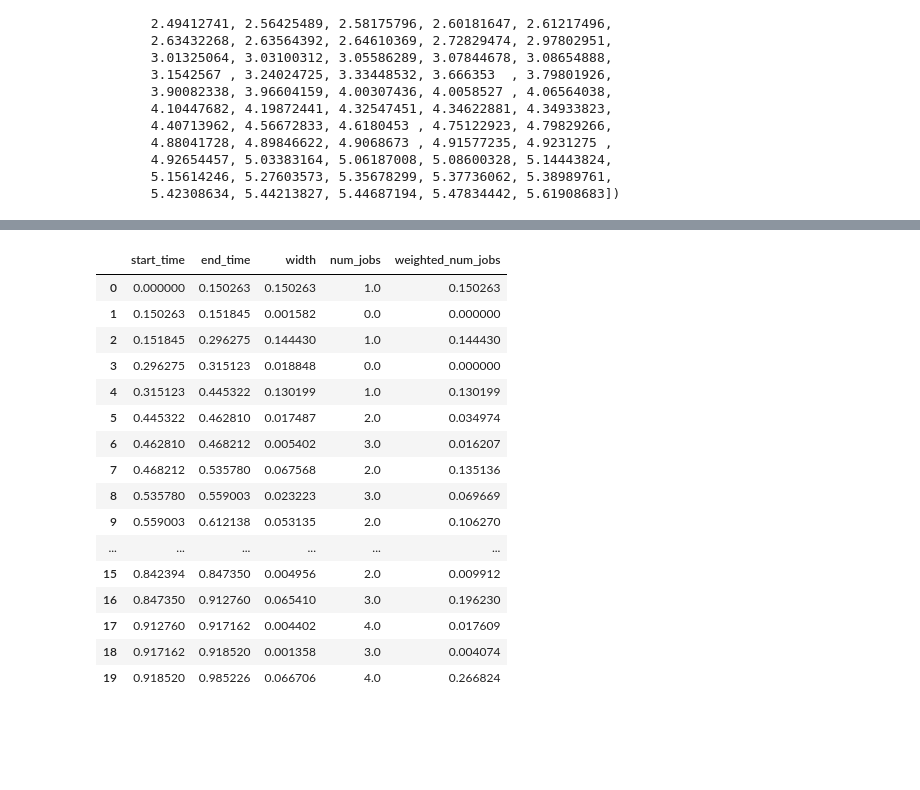
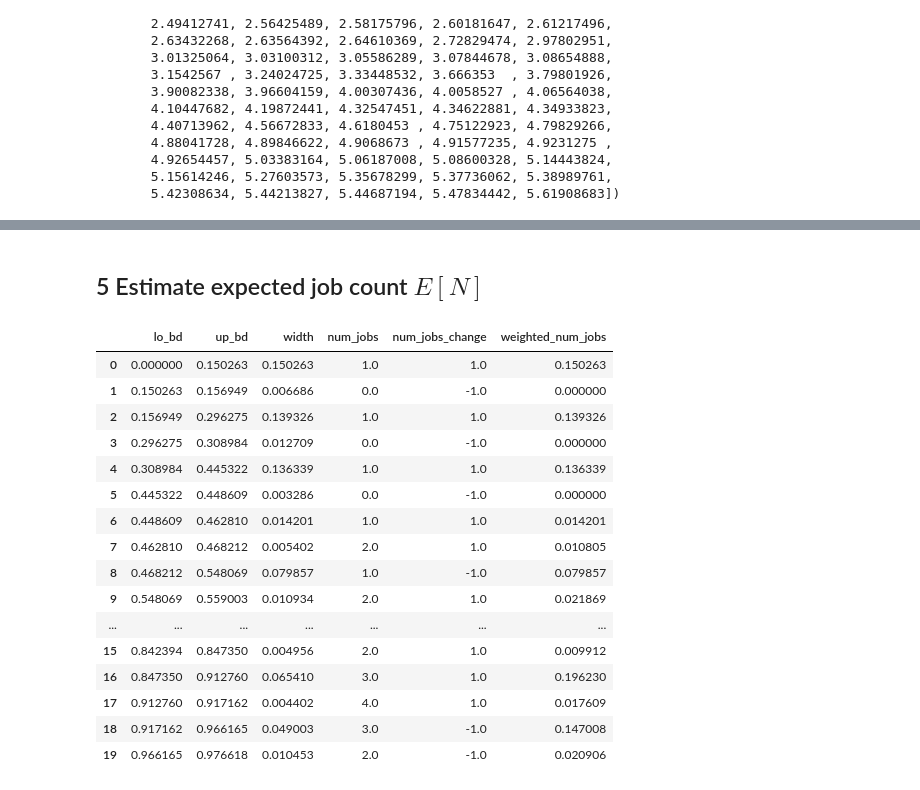
Before and after one commit to williewheeler/stats-demos, a Jupyter notebook: queueing/littles-law-sim.ipynb, the cells around one changed output, grey strips where cells are left out. Drawn from its saved outputs; the diff is of its cells as text; code cells hidden in the pictures; blank space fills up the shorter version.

```diff
--- a/queueing/littles-law-sim.ipynb
+++ b/queueing/littles-law-sim.ipynb
@@ -112,14 +119,14 @@ We'll run the "jobs" through the system, estimate both $E[N]$ and $E[T]$, and co
 # %%
-df = pd.DataFrame({
-    "arrival_time": arrival_times,
+jobs_df = pd.DataFrame({
+    "arrive_time": arrival_times,
     "service_time": service_times,
     "start_time": np.zeros(num_events),
-    "end_time": np.zeros(num_events)
+    "depart_time": np.zeros(num_events)
 })
 # %%
-df.loc[0, "start_time"] = df.loc[0, "arrival_time"]
-df.loc[0, "end_time"] = df.loc[0, "start_time"] + df.loc[0, "service_time"]
+jobs_df.loc[0, "start_time"] = jobs_df.loc[0, "arrive_time"]
+jobs_df.loc[0, "depart_time"] = jobs_df.loc[0, "start_time"] + jobs_df.loc[0, "service_time"]
 # %%
 for i in range(1, num_events):
-    df.loc[i, "start_time"] = max(df.loc[i, "arrival_time"], df.loc[i-1, "end_time"])
-    df.loc[i, "end_time"] = df.loc[i, "start_time"] + df.loc[i, "service_time"]
+    jobs_df.loc[i, "start_time"] = max(jobs_df.loc[i, "arrive_time"], jobs_df.loc[i-1, "depart_time"])
+    jobs_df.loc[i, "depart_time"] = jobs_df.loc[i, "start_time"] + jobs_df.loc[i, "service_time"]
@@ -126,3 +135,3 @@ for i in range(1, num_events):
 # %%
-df["response_time"] = df["end_time"] - df["arrival_time"]
+jobs_df["response_time"] = jobs_df["depart_time"] - jobs_df["arrive_time"]
 # %%
@@ -154,3 +163,5 @@ mean_response_time
+# %% [markdown]
+## 5 Estimate expected job count $E[N]$
 # %%
 # Build intervals and their corresponding job counts so we can calculate E[N].
 # To do this, we will have two pointers: one for the arrival times and the other for the end (departure) times.
@@ -187,20 +203,21 @@ while arrival_idx < num_events and end_idx < num_events:
 # %%
+intervals_df = build_intervals(jobs_df["arrive_time"], jobs_df["depart_time"])
 intervals_df.head(20)
 # %% [output]
-|  | start_time | end_time | width | num_jobs | weighted_num_jobs |
-| 0 | 0.000000 | 0.150263 | 0.150263 | 1.0 | 0.150263 |
-| 1 | 0.150263 | 0.151845 | 0.001582 | 0.0 | 0.000000 |
-| 2 | 0.151845 | 0.296275 | 0.144430 | 1.0 | 0.144430 |
-| 3 | 0.296275 | 0.315123 | 0.018848 | 0.0 | 0.000000 |
-| 4 | 0.315123 | 0.445322 | 0.130199 | 1.0 | 0.130199 |
-| 5 | 0.445322 | 0.462810 | 0.017487 | 2.0 | 0.034974 |
-| 6 | 0.462810 | 0.468212 | 0.005402 | 3.0 | 0.016207 |
-| 7 | 0.468212 | 0.535780 | 0.067568 | 2.0 | 0.135136 |
-| 8 | 0.535780 | 0.559003 | 0.023223 | 3.0 | 0.069669 |
-| 9 | 0.559003 | 0.612138 | 0.053135 | 2.0 | 0.106270 |
-| ... | ... | ... | ... | ... | ... |
-| 15 | 0.842394 | 0.847350 | 0.004956 | 2.0 | 0.009912 |
-| 16 | 0.847350 | 0.912760 | 0.065410 | 3.0 | 0.196230 |
-| 17 | 0.912760 | 0.917162 | 0.004402 | 4.0 | 0.017609 |
-| 18 | 0.917162 | 0.918520 | 0.001358 | 3.0 | 0.004074 |
-| 19 | 0.918520 | 0.985226 | 0.066706 | 4.0 | 0.266824 |
+|  | lo_bd | up_bd | width | num_jobs | num_jobs_change | weighted_num_jobs |
+| 0 | 0.000000 | 0.150263 | 0.150263 | 1.0 | 1.0 | 0.150263 |
+| 1 | 0.150263 | 0.156949 | 0.006686 | 0.0 | -1.0 | 0.000000 |
+| 2 | 0.156949 | 0.296275 | 0.139326 | 1.0 | 1.0 | 0.139326 |
+| 3 | 0.296275 | 0.308984 | 0.012709 | 0.0 | -1.0 | 0.000000 |
+| 4 | 0.308984 | 0.445322 | 0.136339 | 1.0 | 1.0 | 0.136339 |
+| 5 | 0.445322 | 0.448609 | 0.003286 | 0.0 | -1.0 | 0.000000 |
+| 6 | 0.448609 | 0.462810 | 0.014201 | 1.0 | 1.0 | 0.014201 |
+| 7 | 0.462810 | 0.468212 | 0.005402 | 2.0 | 1.0 | 0.010805 |
+| 8 | 0.468212 | 0.548069 | 0.079857 | 1.0 | -1.0 | 0.079857 |
+| 9 | 0.548069 | 0.559003 | 0.010934 | 2.0 | 1.0 | 0.021869 |
+| ... | ... | ... | ... | ... | ... | ... |
+| 15 | 0.842394 | 0.847350 | 0.004956 | 2.0 | 1.0 | 0.009912 |
+| 16 | 0.847350 | 0.912760 | 0.065410 | 3.0 | 1.0 | 0.196230 |
+| 17 | 0.912760 | 0.917162 | 0.004402 | 4.0 | 1.0 | 0.017609 |
+| 18 | 0.917162 | 0.966165 | 0.049003 | 3.0 | -1.0 | 0.147008 |
+| 19 | 0.966165 | 0.976618 | 0.010453 | 2.0 | -1.0 | 0.020906 |
```
Also changed, not shown: parts of 36 cells of this notebook.
